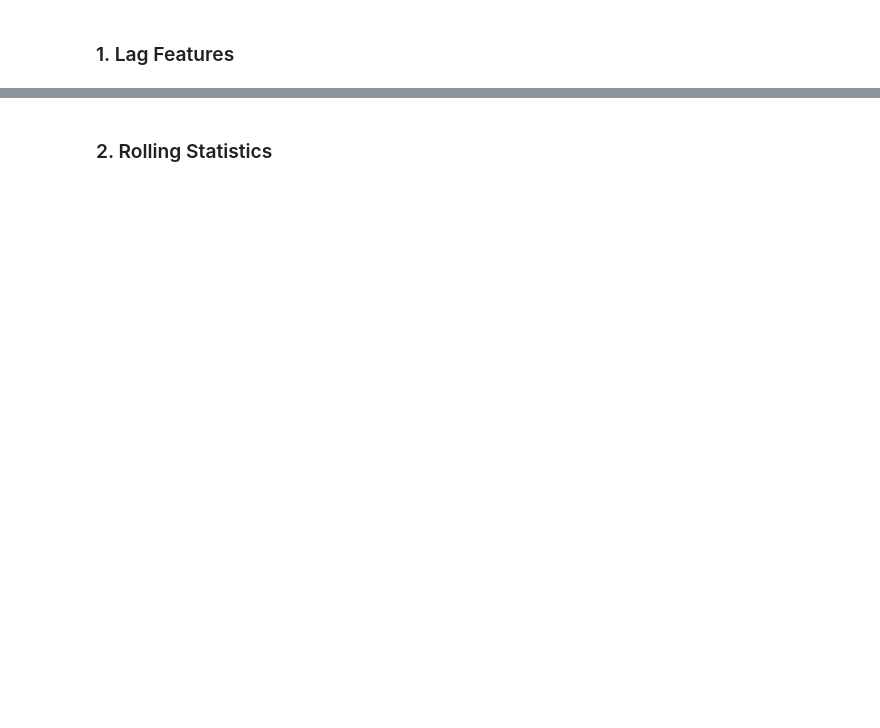
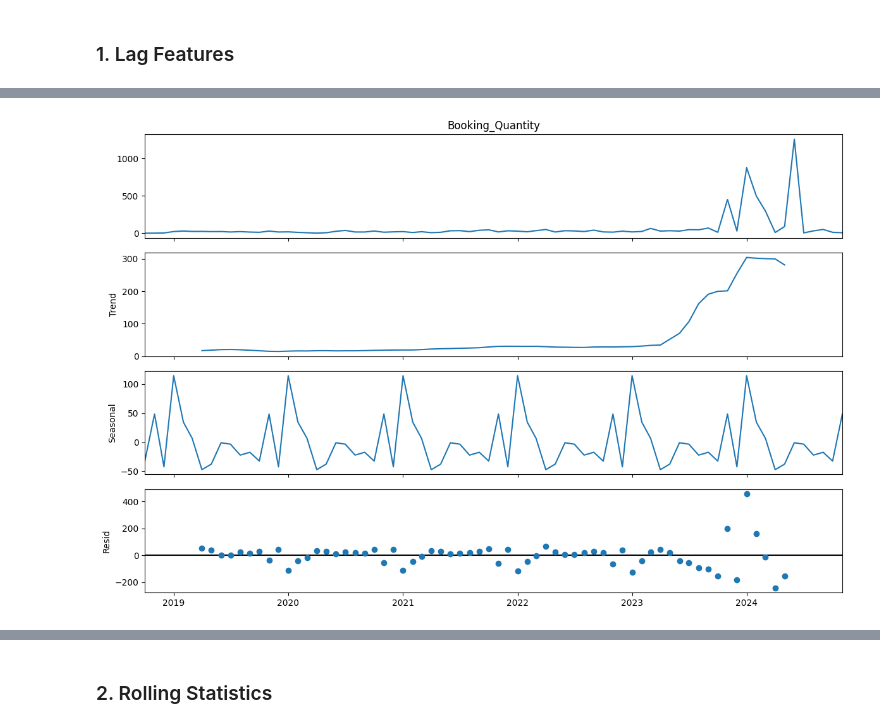
Before and after one commit to TanayY/MPL, a Jupyter notebook: notebooks/new_anaylsis.ipynb, the cells around one changed output, grey strips where cells are left out. Cells and saved outputs as stored; diff of their text form; code cells hidden in the pictures; blank space fills up the shorter version.

Commit message:
Latest Research with predictions for Enquiries, Bookings and Invoice Qunatities using a Random Forest Regressor

```diff
--- a/notebooks/new_anaylsis.ipynb
+++ b/notebooks/new_anaylsis.ipynb
@@ -680,3 +726,26 @@ for col in ["Enquiry_Quantity", "Booking_Quantity", "Invoice_Quantity"]:
         combined_df_filled[f"{col}_lag{lag}"] = combined_df_filled.groupby(
             ["KVA_Id", "StateName"]
         )[col].shift(lag)
+# %%
+def significant_lags_acf(series, alpha=0.05):
+    print("Series Length", len(series))
+    acf_values, confint = acf(series, nlags=len(series) - 1, alpha=alpha)
+    upper_bound = confint[:, 1]
+    # print("ACF_Values :", acf_values)
+    # print("Upper Bound: ", upper_bound)
+
+    significant_lags = [
+        lag for lag, value in enumerate(acf_values) if abs(value) > upper_bound[lag]
+    ]
+
+    return significant_lags
+
+
+subset = combined_df_filled[
+    (combined_df_filled["KVA_Id"] == "P5")
+    & (combined_df_filled["StateName"] == "Maharashtra")
+]
+
+lags = significant_lags_acf(subset["Enquiry_Quantity"])
+
+print(f"Significant lags:", lags)
@@ -682,0 +771,4 @@ for col in ["Enquiry_Quantity", "Booking_Quantity", "Invoice_Quantity"]:
+# %%
+subset = subset[
+    ["Enquiry_Quantity", "Booking_Quantity", "Invoice_Quantity", "YearMonth"]
+]
@@ -682,0 +790,6 @@ for col in ["Enquiry_Quantity", "Booking_Quantity", "Invoice_Quantity"]:
+# %%
+subset["YearMonth"] = subset["YearMonth"].dt.to_timestamp()
+# %%
+subset.set_index("YearMonth", inplace=True)
+subset = subset.asfreq("MS")
+subset.head()
@@ -682,0 +804,7 @@ for col in ["Enquiry_Quantity", "Booking_Quantity", "Invoice_Quantity"]:
+# %%
+rcParams["figure.figsize"] = 12, 8
+decomposition = sm.tsa.seasonal_decompose(subset["Booking_Quantity"], model="additive")
+fig = decomposition.plot()
+plt.show()
+# %% [output]
+[figure, added]
```
Also changed, not shown: parts of 41 cells of this notebook, 2 other files.
